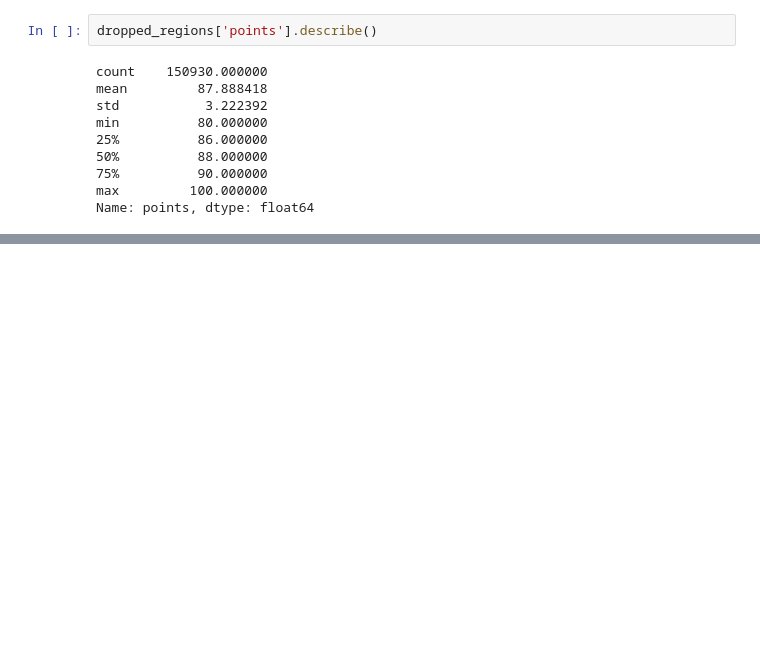
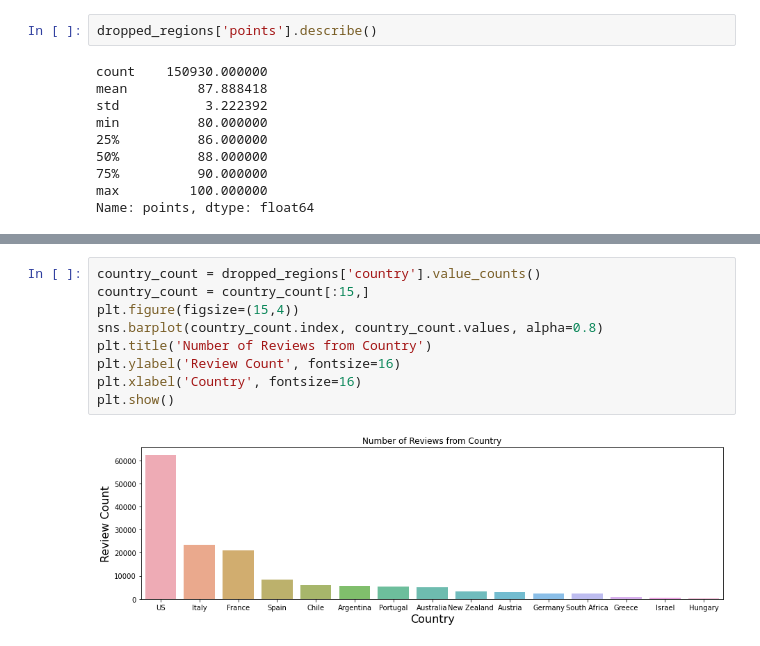
Before and after one commit to ascott011/Wine_Prediction, a Jupyter notebook: Capstone_2.ipynb, the cells around one changed output, grey strips where cells are left out. Cells and saved outputs as stored; diff of their text form; blank space fills up the shorter version.

```diff
--- a/Capstone_2.ipynb
+++ b/Capstone_2.ipynb
@@ -99,0 +108,11 @@ Name: points, dtype: float64
+# %%
+country_count = dropped_regions['country'].value_counts()
+country_count = country_count[:15,]
+plt.figure(figsize=(15,4))
+sns.barplot(country_count.index, country_count.values, alpha=0.8)
+plt.title('Number of Reviews from Country')
+plt.ylabel('Review Count', fontsize=16)
+plt.xlabel('Country', fontsize=16)
+plt.show()
+# %% [output]
+[figure, added]
```
Also changed, not shown: parts of 1 cell of this notebook.
